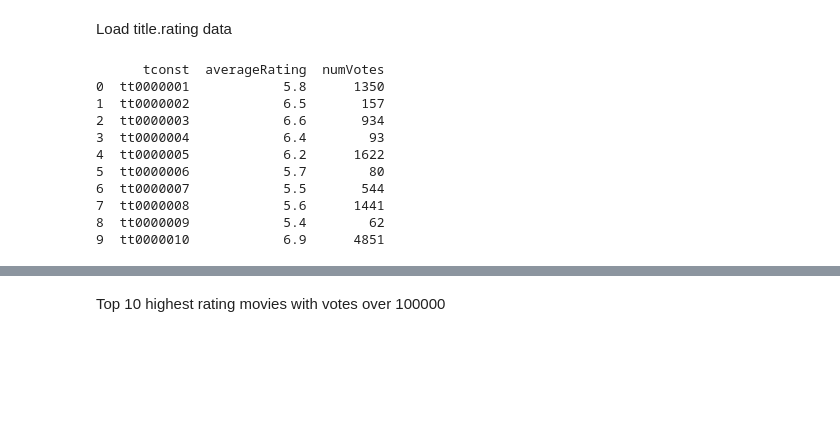
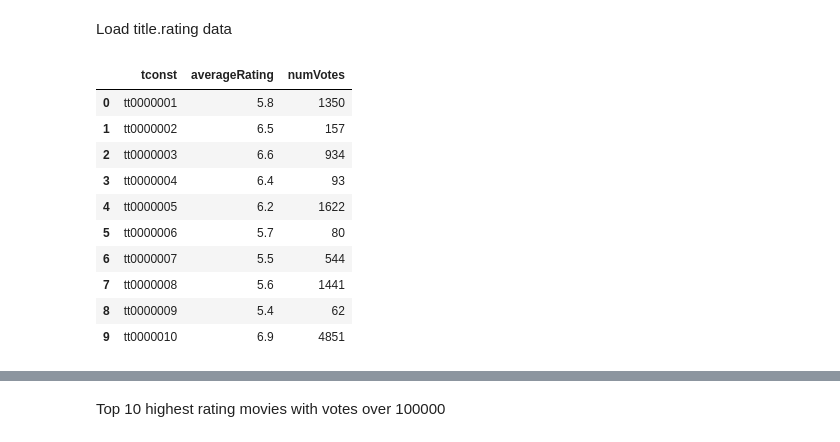
Before and after one commit to xinhezhang/IMDb, a Jupyter notebook: highest_rating_movie.ipynb, the cells around one changed output, grey strips where cells are left out. Drawn from its saved outputs; the diff is of its cells as text; code cells hidden in the pictures; blank space fills up the shorter version.

```diff
--- a/highest_rating_movie.ipynb
+++ b/highest_rating_movie.ipynb
@@ -79,19 +75,19 @@ Load title.rating data
 # %%
 title_ratings = pd.read_csv('title.ratings.tsv', delimiter='\t', encoding='utf-8')
 
-print title_ratings.head(10)
+title_ratings.head(10)
 # %% [output]
-      tconst  averageRating  numVotes
-0  tt0000001            5.8      1350
-1  tt0000002            6.5       157
-2  tt0000003            6.6       934
-3  tt0000004            6.4        93
-4  tt0000005            6.2      1622
-5  tt0000006            5.7        80
-6  tt0000007            5.5       544
-7  tt0000008            5.6      1441
-8  tt0000009            5.4        62
-9  tt0000010            6.9      4851
+|  | tconst | averageRating | numVotes |
+| 0 | tt0000001 | 5.8 | 1350 |
+| 1 | tt0000002 | 6.5 | 157 |
+| 2 | tt0000003 | 6.6 | 934 |
+| 3 | tt0000004 | 6.4 | 93 |
+| 4 | tt0000005 | 6.2 | 1622 |
+| 5 | tt0000006 | 5.7 | 80 |
+| 6 | tt0000007 | 5.5 | 544 |
+| 7 | tt0000008 | 5.6 | 1441 |
+| 8 | tt0000009 | 5.4 | 62 |
+| 9 | tt0000010 | 6.9 | 4851 |
 # %%
 title_ratings_movie = title_ratings[title_ratings['tconst'].isin(uid.values)]
 
```
Also changed, not shown: parts of 10 cells of this notebook, 1 other file.
